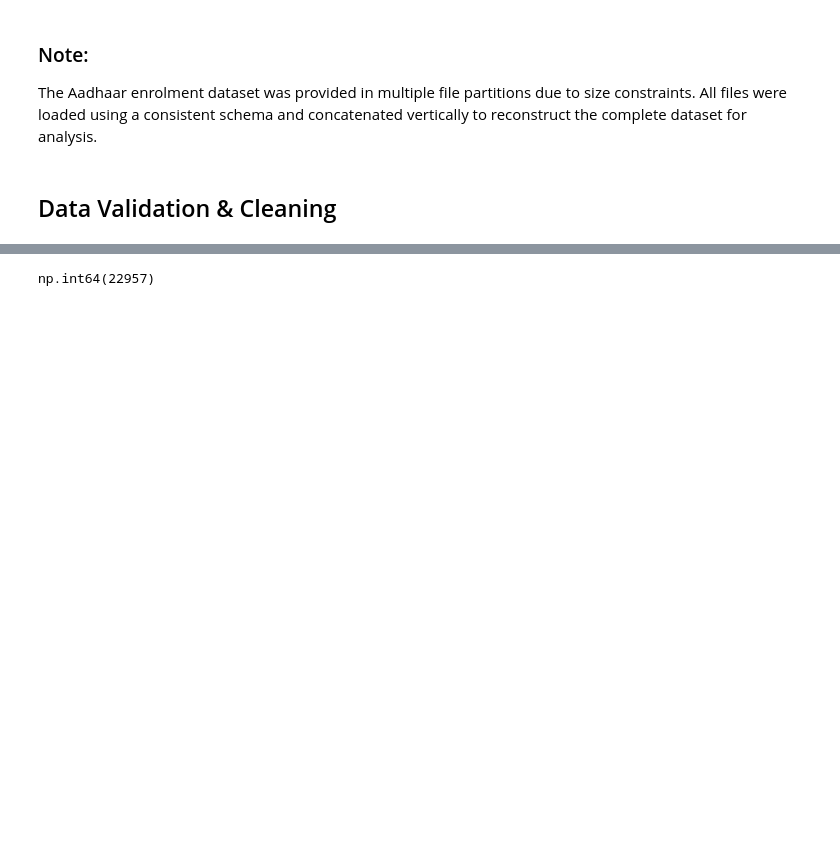
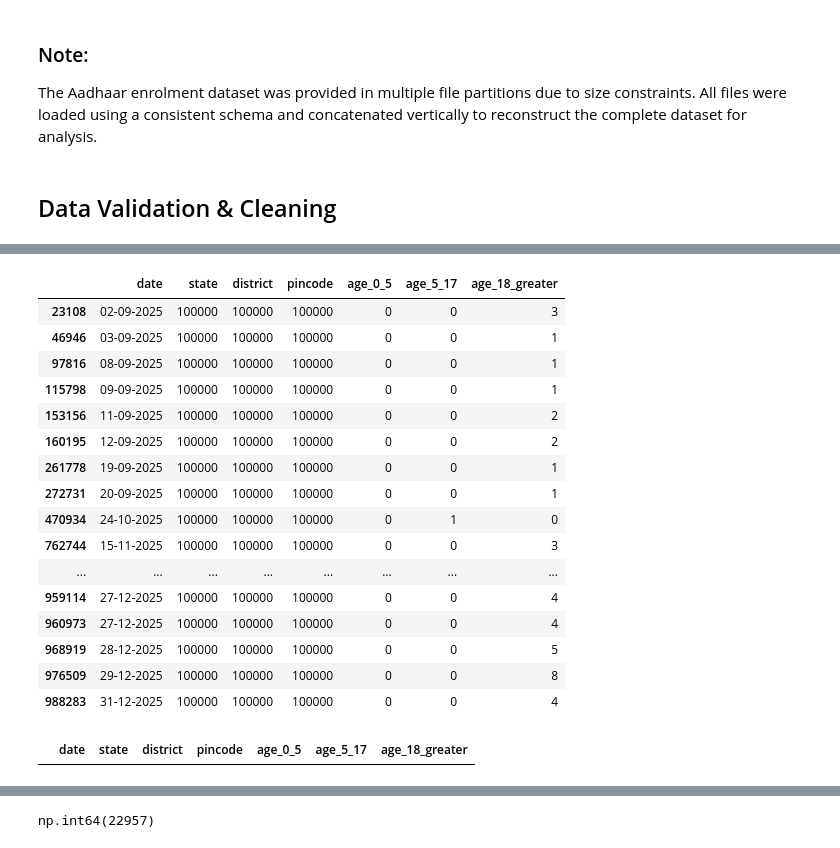
Before and after one commit to bitanpatra/Aadhar-Enrollment-Analysis, a Jupyter notebook: Notebook & Raw Data/Aadhar enrollment Analysis.ipynb, the cells around one changed output, grey strips where cells are left out. Saved outputs shown, nothing was run; the diff lists cells and outputs as text; code cells hidden in the pictures; blank space fills up the shorter version.

```diff
--- a/Notebook & Raw Data/Aadhar enrollment Analysis.ipynb
+++ b/Notebook & Raw Data/Aadhar enrollment Analysis.ipynb
@@ -41,0 +60,20 @@ The Aadhaar enrolment dataset was provided in multiple file partitions due to si
+# %%
+aadhar_raw.loc[aadhar_raw['state']== '100000']
+# %% [output]
+|  | date | state | district | pincode | age_0_5 | age_5_17 | age_18_greater |
+| 23108 | 02-09-2025 | 100000 | 100000 | 100000 | 0 | 0 | 3 |
+| 46946 | 03-09-2025 | 100000 | 100000 | 100000 | 0 | 0 | 1 |
+| 97816 | 08-09-2025 | 100000 | 100000 | 100000 | 0 | 0 | 1 |
+| 115798 | 09-09-2025 | 100000 | 100000 | 100000 | 0 | 0 | 1 |
+| 153156 | 11-09-2025 | 100000 | 100000 | 100000 | 0 | 0 | 2 |
+| 160195 | 12-09-2025 | 100000 | 100000 | 100000 | 0 | 0 | 2 |
+| 261778 | 19-09-2025 | 100000 | 100000 | 100000 | 0 | 0 | 1 |
+| 272731 | 20-09-2025 | 100000 | 100000 | 100000 | 0 | 0 | 1 |
+| 470934 | 24-10-2025 | 100000 | 100000 | 100000 | 0 | 1 | 0 |
+| 762744 | 15-11-2025 | 100000 | 100000 | 100000 | 0 | 0 | 3 |
+| ... | ... | ... | ... | ... | ... | ... | ... |
+| 959114 | 27-12-2025 | 100000 | 100000 | 100000 | 0 | 0 | 4 |
+| 960973 | 27-12-2025 | 100000 | 100000 | 100000 | 0 | 0 | 4 |
+| 968919 | 28-12-2025 | 100000 | 100000 | 100000 | 0 | 0 | 5 |
+| 976509 | 29-12-2025 | 100000 | 100000 | 100000 | 0 | 0 | 8 |
+| 988283 | 31-12-2025 | 100000 | 100000 | 100000 | 0 | 0 | 4 |
@@ -41,0 +82,4 @@ The Aadhaar enrolment dataset was provided in multiple file partitions due to si
+# %%
+aadhar_raw.loc[aadhar_raw['state']== '100000']
+# %% [output]
+|  | date | state | district | pincode | age_0_5 | age_5_17 | age_18_greater |
```
Also changed, not shown: parts of 16 cells of this notebook.
